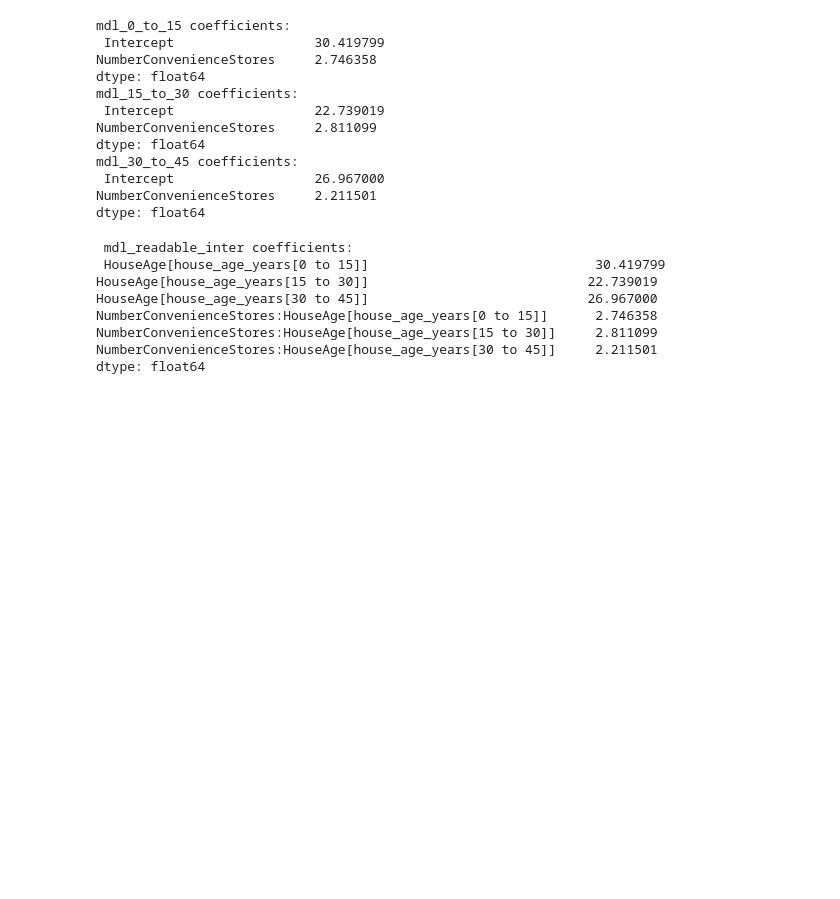
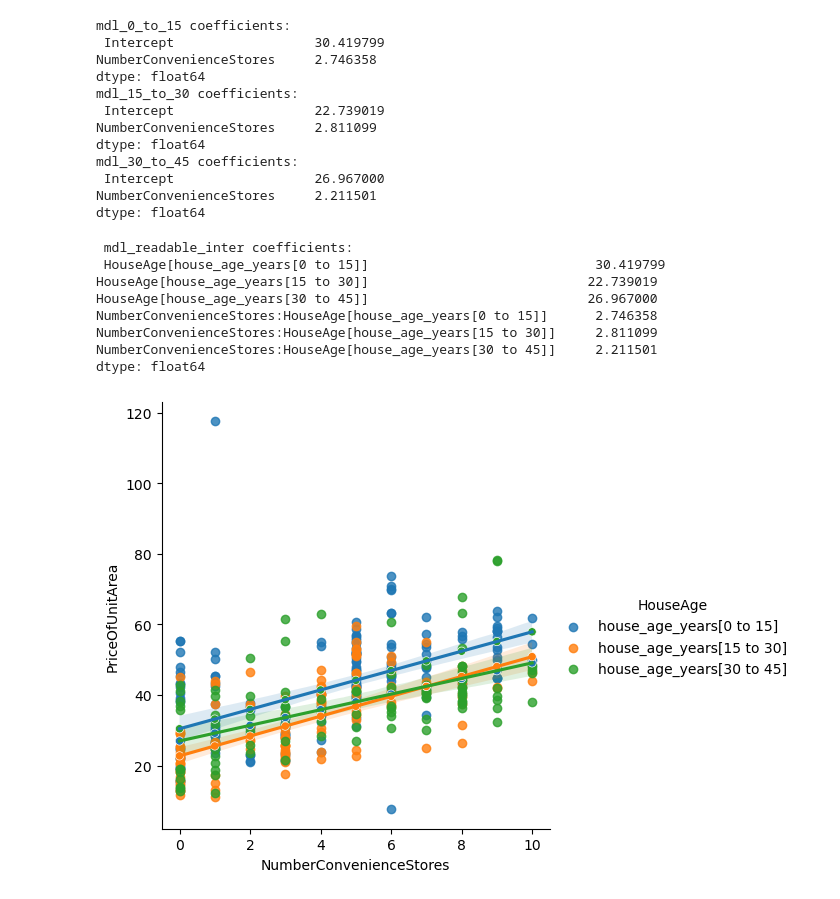
Before and after one commit to saalssall/Statistics_In_Python, a Jupyter notebook: Regression_statsmodel_2.ipynb, the cells around one changed output. Drawn from its saved outputs; the diff is of its cells as text; code cells hidden in the pictures; blank space fills up the shorter version.

Commit message:
Add predictions with interactions

```diff
--- a/Regression_statsmodel_2.ipynb
+++ b/Regression_statsmodel_2.ipynb
@@ -529,3 +529,44 @@ NumberConvenienceStores:HouseAge[house_age_years[0 to 15]]      2.746358
 NumberConvenienceStores:HouseAge[house_age_years[15 to 30]]     2.811099
 NumberConvenienceStores:HouseAge[house_age_years[30 to 45]]     2.211501
 dtype: float64
+# %%
+# Create NumberConvenienceStores values from 0 to 10
+n_convenience = np.arange(0, 11)
+
+# Get unique house age categories
+house_age_years = taiwan_df["HouseAge"].unique()
+
+# Create all combinations
+p = product(n_convenience, house_age_years)
+
+# Create explanatory DataFrame with the SAME column names as the model
+explanatory_data = pd.DataFrame(
+    p,
+    columns=["NumberConvenienceStores", "HouseAge"]
+)
+# %%
+# Generate predictions
+prediction_data = explanatory_data.assign(
+    PriceOfUnitArea=mdl_price_vs_both_inter.predict(explanatory_data)
+)
+
+# Plot the original data
+sns.lmplot(
+    x="NumberConvenienceStores",
+    y="PriceOfUnitArea",
+    hue="HouseAge",
+    data=taiwan_df
+)
+
+# Add a scatter plot for prediction_data
+sns.scatterplot(
+    x="NumberConvenienceStores",
+    y="PriceOfUnitArea",
+    hue="HouseAge",
+    data=prediction_data,
+    legend=False
+)
+
+plt.show()
+# %% [output]
+[figure, added]
```
